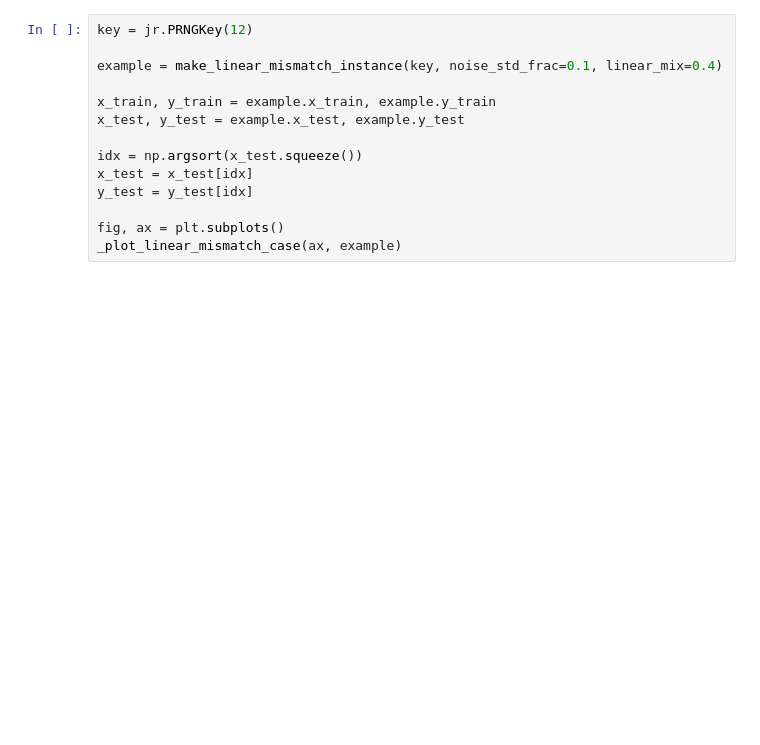
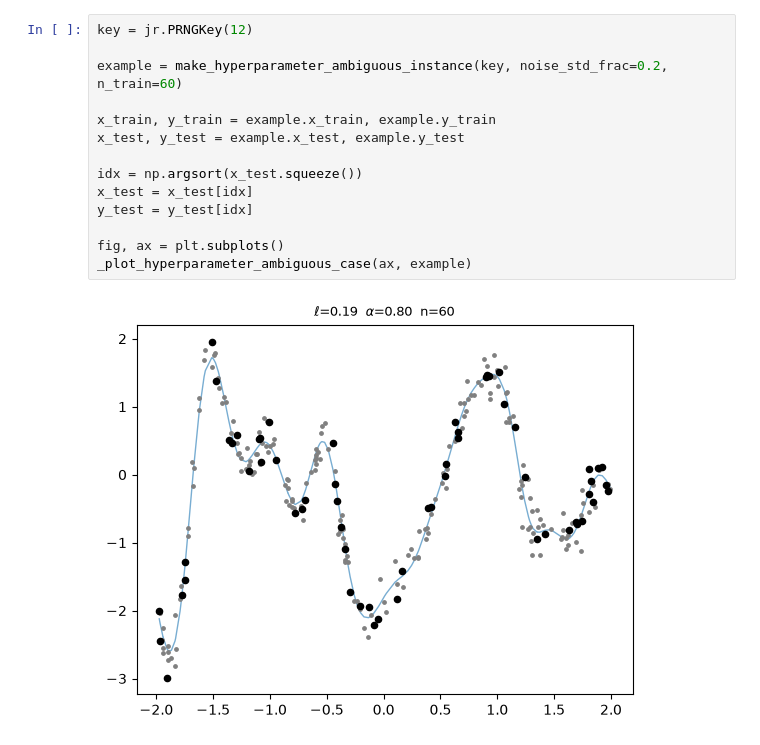
Before and after one commit to callum-kl/non-parametric-pro, a Jupyter notebook: notebooks/linear_mismatch.ipynb, the cells around one changed output. Cells and saved outputs as stored; diff of their text form; blank space fills up the shorter version.

```diff
--- a/notebooks/linear_mismatch.ipynb
+++ b/notebooks/linear_mismatch.ipynb
@@ -89,17 +52,19 @@ def _plot_huber_case(ax, data):
 # %%
 key = jr.PRNGKey(12)
 
-example = make_linear_mismatch_instance(key, noise_std_frac=0.1, linear_mix=0.4)
+example = make_hyperparameter_ambiguous_instance(key, noise_std_frac=0.2, n_train=60)
 
 x_train, y_train = example.x_train, example.y_train
 x_test, y_test = example.x_test, example.y_test
 
 idx = np.argsort(x_test.squeeze())
 x_test = x_test[idx]
 y_test = y_test[idx]
 
 fig, ax = plt.subplots()
-_plot_linear_mismatch_case(ax, example)
+_plot_hyperparameter_ambiguous_case(ax, example)
+# %% [output]
+[figure, added]
 # %%
 D = x_train.shape[1]
 
```
Also changed, not shown: parts of 18 cells of this notebook, 4 other files.
